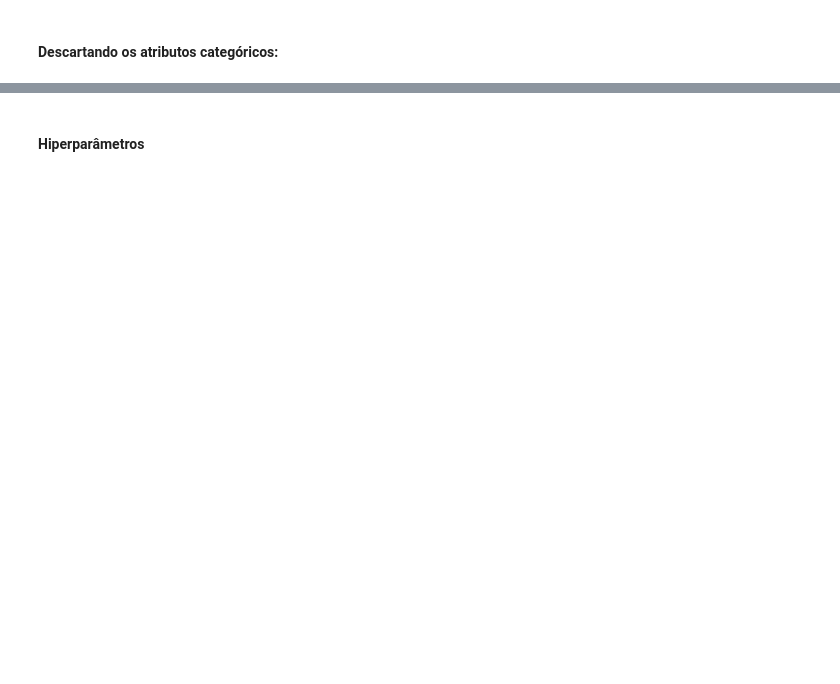
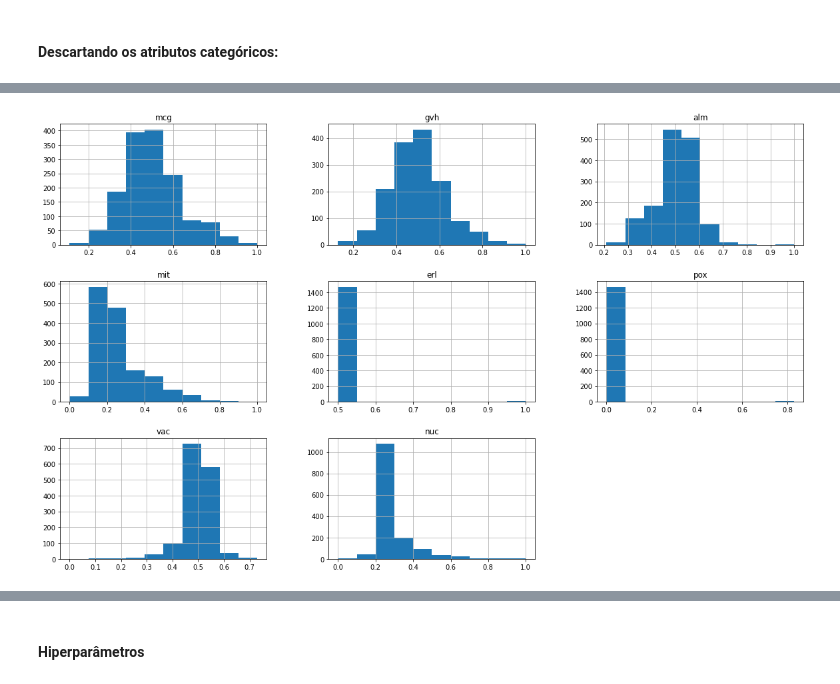
Before and after one commit to johnnyy/ML-EQUIPE-6, a Jupyter notebook: Questao1/FCM-DFCV.ipynb, the cells around one changed output, grey strips where cells are left out. Cells and saved outputs as stored; diff of their text form; code cells hidden in the pictures; blank space fills up the shorter version.

```diff
--- a/Questao1/FCM-DFCV.ipynb
+++ b/Questao1/FCM-DFCV.ipynb
@@ -44,0 +33,4 @@ relevant_data.head
+# %%
+df = raw_data.drop(columns=["Sequence Name", "label"])
+#df = df + 1
+df.head()
@@ -44,0 +48,4 @@ relevant_data.head
+# %%
+df.hist(figsize=(20,12));
+# %% [output]
+[figure, added]
```
Also changed, not shown: parts of 30 cells of this notebook.
